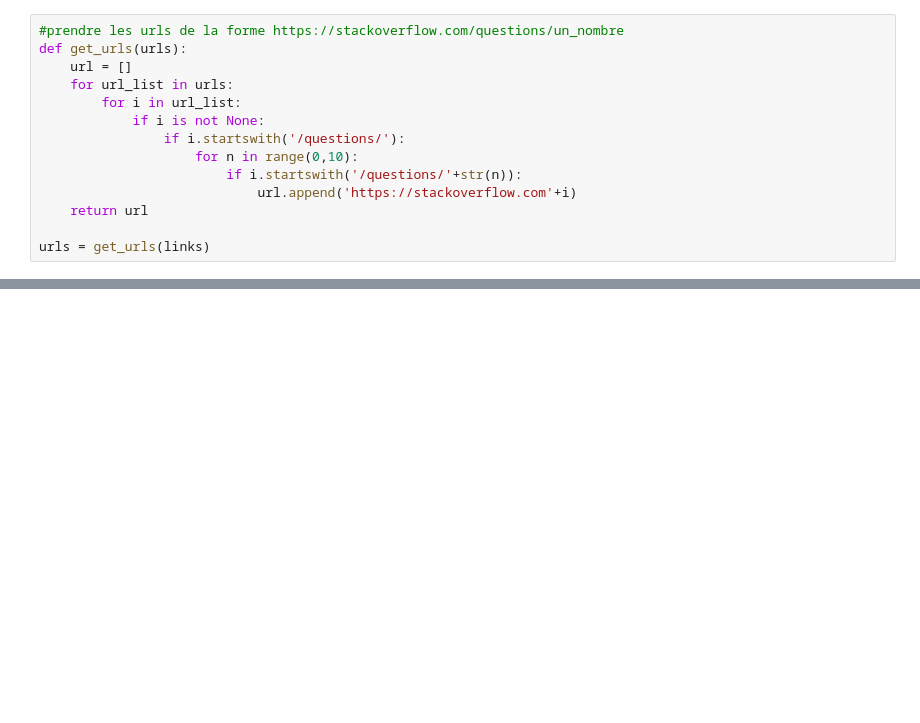
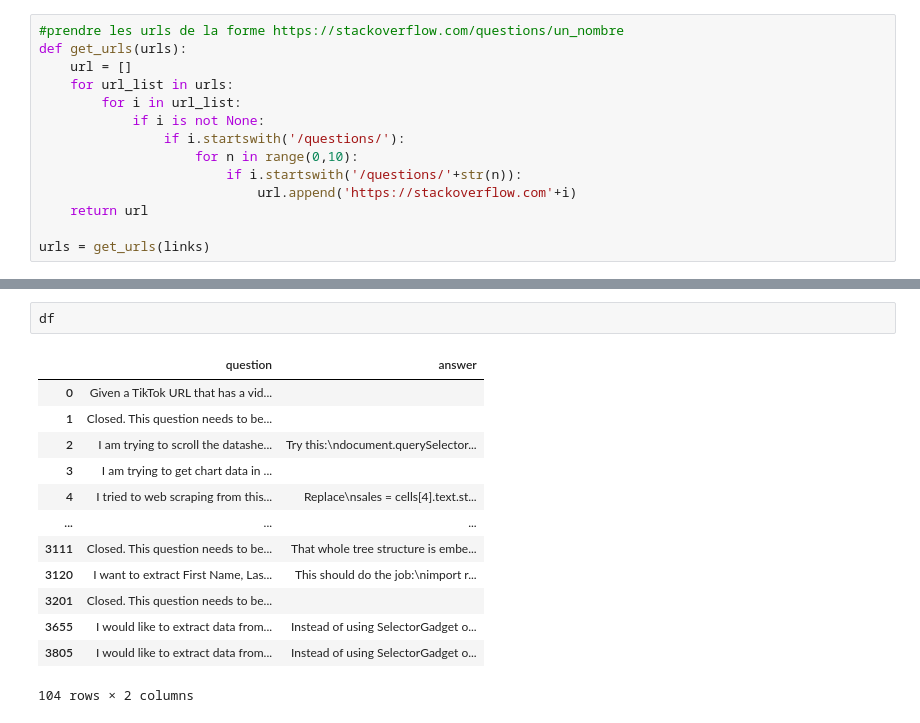
Before and after one commit to jbouniol/LeScrapper, a Jupyter notebook: scraping_overflow.ipynb, the cells around one changed output, grey strips where cells are left out. Drawn from its saved outputs; the diff is of its cells as text; blank space fills up the shorter version.

```diff
--- a/scraping_overflow.ipynb
+++ b/scraping_overflow.ipynb
@@ -54,0 +160,16 @@ data
+# %%
+df
+# %% [output]
+|  | question | answer |
+| 0 | Given a TikTok URL that has a vid... |  |
+| 1 | Closed. This question needs to be... |  |
+| 2 | I am trying to scroll the datashe... | Try this:\ndocument.querySelector... |
+| 3 | I am trying to get chart data in ... |  |
+| 4 | I tried to web scraping from this... | Replace\nsales = cells[4].text.st... |
+| ... | ... | ... |
+| 3111 | Closed. This question needs to be... | That whole tree structure is embe... |
+| 3120 | I want to extract First Name, Las... | This should do the job:\nimport r... |
+| 3201 | Closed. This question needs to be... |  |
+| 3655 | I would like to extract data from... | Instead of using SelectorGadget o... |
+| 3805 | I would like to extract data from... | Instead of using SelectorGadget o... |
+104 rows × 2 columns
```
Also changed, not shown: parts of 9 cells of this notebook.
